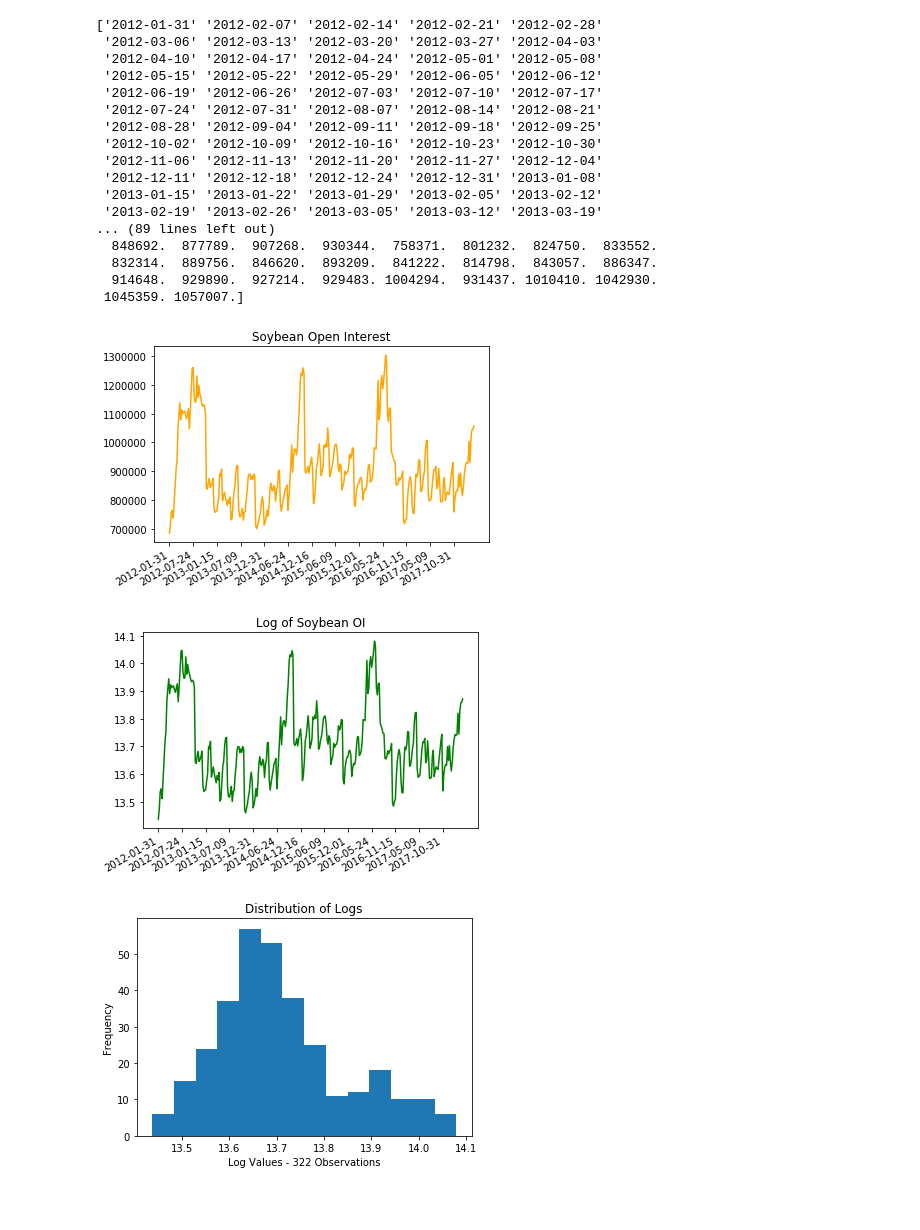
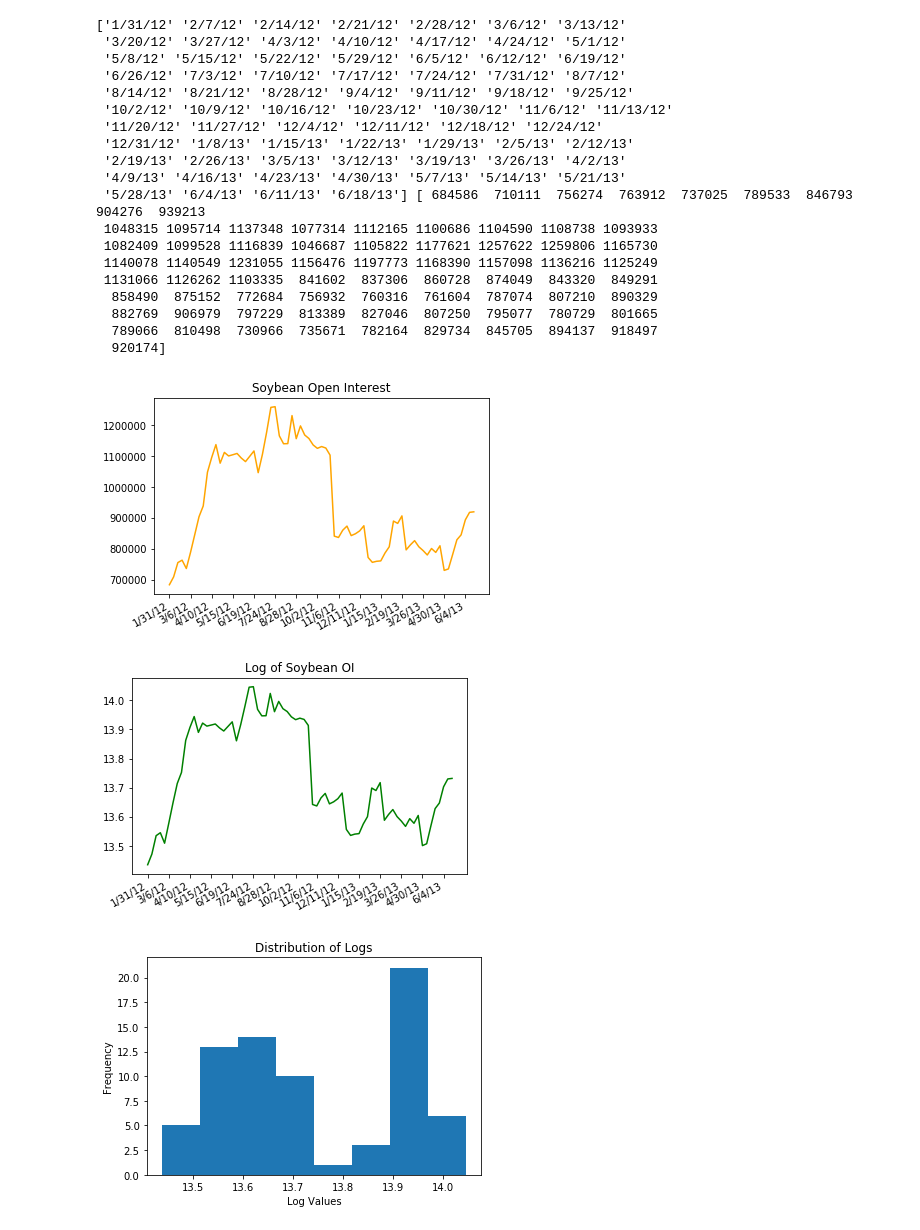
Before and after one commit to benlusamba/nutilities, a Jupyter notebook: soy_oi.ipynb, the cells around one changed output. Drawn from its saved outputs; the diff is of its cells as text; code cells hidden in the pictures; blank space fills up the shorter version.

```diff
--- a/soy_oi.ipynb
+++ b/soy_oi.ipynb
@@ -7,5 +18,5 @@ import csv
 # %%
 #Open CSV file using pandas:
-df1 = pd.read_csv('cot.csv')
+df1 = pd.read_csv('good.csv')
 print(df1)
 # %% [output]
@@ -30,53 +41,58 @@ print(df1)
 #Define your variable using data file. We take call the values (not strings) for quant analysis:
 z = df1['Date'].values
 x = df1['Open Interest'].values
-
+p = df1['Price'].values
 print(z,x)
 # %% [output]
-['2012-01-31' '2012-02-07' '2012-02-14' '2012-02-21' '2012-02-28'
- '2012-03-06' '2012-03-13' '2012-03-20' '2012-03-27' '2012-04-03'
- '2012-04-10' '2012-04-17' '2012-04-24' '2012-05-01' '2012-05-08'
- '2012-05-15' '2012-05-22' '2012-05-29' '2012-06-05' '2012-06-12'
- '2012-06-19' '2012-06-26' '2012-07-03' '2012-07-10' '2012-07-17'
- '2012-07-24' '2012-07-31' '2012-08-07' '2012-08-14' '2012-08-21'
- '2012-08-28' '2012-09-04' '2012-09-11' '2012-09-18' '2012-09-25'
- '2012-10-02' '2012-10-09' '2012-10-16' '2012-10-23' '2012-10-30'
- '2012-11-06' '2012-11-13' '2012-11-20' '2012-11-27' '2012-12-04'
- '2012-12-11' '2012-12-18' '2012-12-24' '2012-12-31' '2013-01-08'
- '2013-01-15' '2013-01-22' '2013-01-29' '2013-02-05' '2013-02-12'
- '2013-02-19' '2013-02-26' '2013-03-05' '2013-03-12' '2013-03-19'
-... (89 lines left out)
-  848692.  877789.  907268.  930344.  758371.  801232.  824750.  833552.
-  832314.  889756.  846620.  893209.  841222.  814798.  843057.  886347.
-  914648.  929890.  927214.  929483. 1004294.  931437. 1010410. 1042930.
- 1045359. 1057007.]
+['1/31/12' '2/7/12' '2/14/12' '2/21/12' '2/28/12' '3/6/12' '3/13/12'
+ '3/20/12' '3/27/12' '4/3/12' '4/10/12' '4/17/12' '4/24/12' '5/1/12'
+ '5/8/12' '5/15/12' '5/22/12' '5/29/12' '6/5/12' '6/12/12' '6/19/12'
+ '6/26/12' '7/3/12' '7/10/12' '7/17/12' '7/24/12' '7/31/12' '8/7/12'
+ '8/14/12' '8/21/12' '8/28/12' '9/4/12' '9/11/12' '9/18/12' '9/25/12'
+ '10/2/12' '10/9/12' '10/16/12' '10/23/12' '10/30/12' '11/6/12' '11/13/12'
+ '11/20/12' '11/27/12' '12/4/12' '12/11/12' '12/18/12' '12/24/12'
+ '12/31/12' '1/8/13' '1/15/13' '1/22/13' '1/29/13' '2/5/13' '2/12/13'
+ '2/19/13' '2/26/13' '3/5/13' '3/12/13' '3/19/13' '3/26/13' '4/2/13'
+ '4/9/13' '4/16/13' '4/23/13' '4/30/13' '5/7/13' '5/14/13' '5/21/13'
+ '5/28/13' '6/4/13' '6/11/13' '6/18/13'] [ 684586  710111  756274  763912  737025  789533  846793  904276  939213
+ 1048315 1095714 1137348 1077314 1112165 1100686 1104590 1108738 1093933
+ 1082409 1099528 1116839 1046687 1105822 1177621 1257622 1259806 1165730
+ 1140078 1140549 1231055 1156476 1197773 1168390 1157098 1136216 1125249
+ 1131066 1126262 1103335  841602  837306  860728  874049  843320  849291
+  858490  875152  772684  756932  760316  761604  787074  807210  890329
+  882769  906979  797229  813389  827046  807250  795077  780729  801665
+  789066  810498  730966  735671  782164  829734  845705  894137  918497
+  920174]
+# %%
+x_l = np.log(x)
+p_l = np.log(p)
 # %%
 #Now for some data visualization with matplotlib. We begin by plotting the Open Interest timeseries:
 plt.plot(z, x, c = 'orange')
 axes = plt.gca()
 plt.gcf().autofmt_xdate()
-axes.set_xticks(axes.get_xticks()[::25])
+axes.set_xticks(axes.get_xticks()[::5])
 plt.title('Soybean Open Interest')
 plt.show()
 # %% [output]
-[figure, old version]
+[figure, new version]
 # %%
 #Plot the log of the open interest values:
 a = np.log(x)
 plt.plot(z, a, c = 'green')
 axes = plt.gca()
 plt.gcf().autofmt_xdate()
-axes.set_xticks(axes.get_xticks()[::25])
+axes.set_xticks(axes.get_xticks()[::5])
 plt.title('Log of Soybean OI')
 plt.show()
 # %% [output]
-[figure, old version]
+[figure, new version]
 # %%
 #Plot the distribution of Logs:
-plt.hist(a, bins='auto', orientation='vertical')
+plt.hist(x_l, bins='auto', orientation='vertical')
 plt.title('Distribution of Logs')
 plt.ylabel('Frequency')
-plt.xlabel('Log Values - 322 Observations')
+plt.xlabel('Log Values')
 plt.show()
 # %% [output]
-[figure, old version]
+[figure, new version]
```
Also changed, not shown: parts of 5 cells of this notebook, 11 other files.
